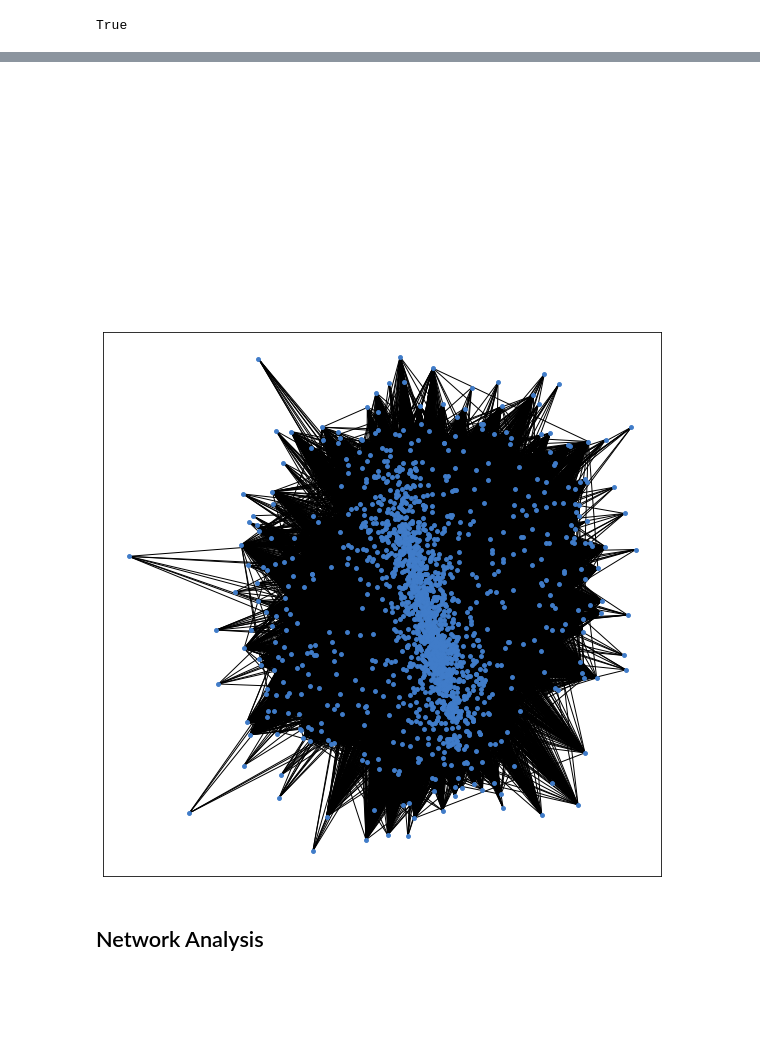
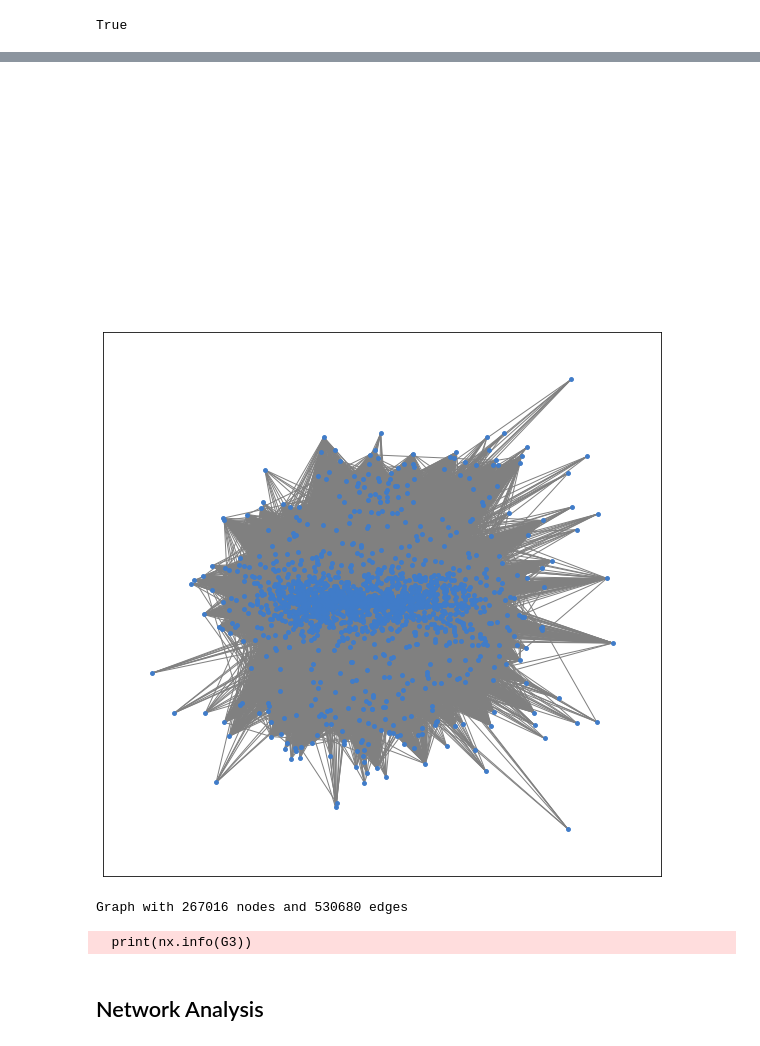
Before and after one commit to hli8nova/Graph-Machine-Learning, a Jupyter notebook: Chapter08/01_Credit_card_edges_classification.ipynb, the cells around one changed output, grey strips where cells are left out. Drawn from its saved outputs; the diff is of its cells as text; code cells hidden in the pictures; blank space fills up the shorter version.

```diff
--- a/Chapter08/01_Credit_card_edges_classification.ipynb
+++ b/Chapter08/01_Credit_card_edges_classification.ipynb
@@ -105,10 +120,15 @@ The iterable function was deprecated in Matplotlib 3.1 and will be removed in 3.
 # %%
 plt.axis("off")
 plt.figure(figsize=(10,10))
 
 spring_pos = nx.spring_layout(G)
 nx.draw_networkx(G, pos=spring_pos, node_color=default_node_color,
-                 edges_color=default_edge_color, with_labels=False, node_size=15)
+                 edge_color=default_edge_color, with_labels=False, node_size=15)
 # %% [output]
 [figure]
-[figure, old version]
+[figure, new version]
+# %%
+print(nx.info(G3))
+# %% [output]
+Graph with 267016 nodes and 530680 edges
+  print(nx.info(G3))
```
Also changed, not shown: parts of 23 cells of this notebook, 2 other files.
